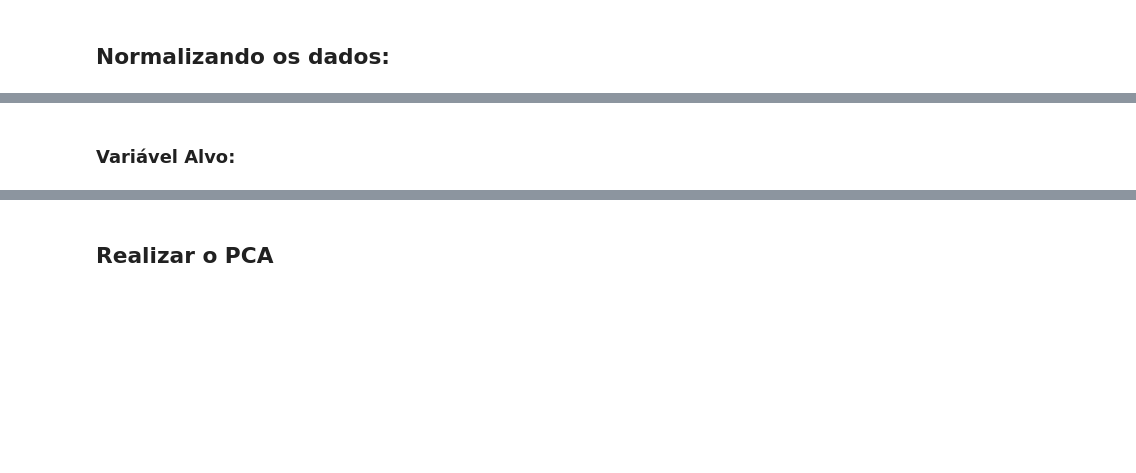
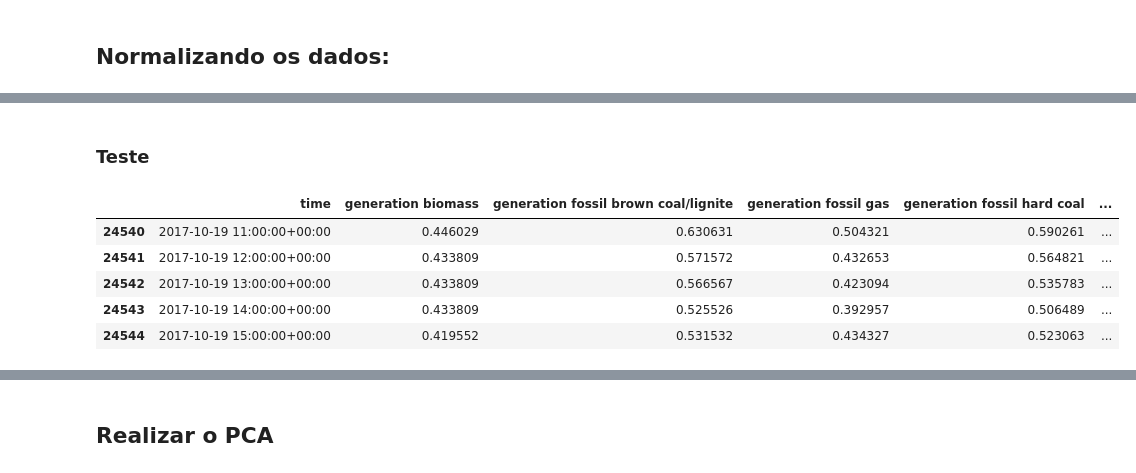
Before and after one commit to secretaria-ICA/Previsao_do_Preco_de_Energia, a Jupyter notebook: TCC_Energia.ipynb, the cells around one changed output, grey strips where cells are left out. Drawn from its saved outputs; the diff is of its cells as text; code cells hidden in the pictures; blank space fills up the shorter version.

```diff
--- a/TCC_Energia.ipynb
+++ b/TCC_Energia.ipynb
@@ -1075,2 +1078,0 @@ assert old_shape == df_variaveis_preditivas.shape, "Erro Merge"
-# %% [markdown]
-### Variável Alvo:
@@ -1083,0 +1105,2 @@ old_shape = df_variavel_alvo.shape
+# %% [markdown]
+### Teste
@@ -1084 +1111,10 @@ old_shape = df_variavel_alvo.shape
+# %%
+df_variaveis_preditivas_treino.tail()
+# %% [output]
+|  | time | generation biomass | generation fossil brown coal/lignite | generation fossil gas | generation fossil hard coal | ... |
+| 24540 | 2017-10-19 11:00:00+00:00 | 0.446029 | 0.630631 | 0.504321 | 0.590261 | ... |
+| 24541 | 2017-10-19 12:00:00+00:00 | 0.433809 | 0.571572 | 0.432653 | 0.564821 | ... |
+| 24542 | 2017-10-19 13:00:00+00:00 | 0.433809 | 0.566567 | 0.423094 | 0.535783 | ... |
+| 24543 | 2017-10-19 14:00:00+00:00 | 0.433809 | 0.525526 | 0.392957 | 0.506489 | ... |
+| 24544 | 2017-10-19 15:00:00+00:00 | 0.419552 | 0.531532 | 0.434327 | 0.523063 | ... |
 # %%
```
Also changed, not shown: parts of 32 cells of this notebook.
